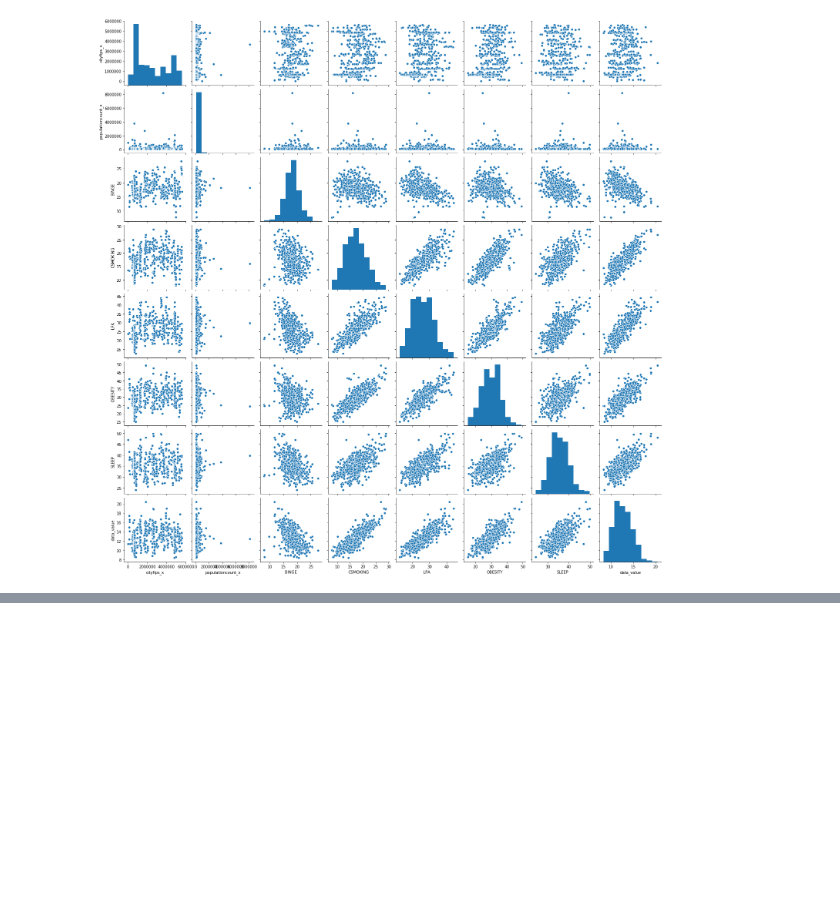
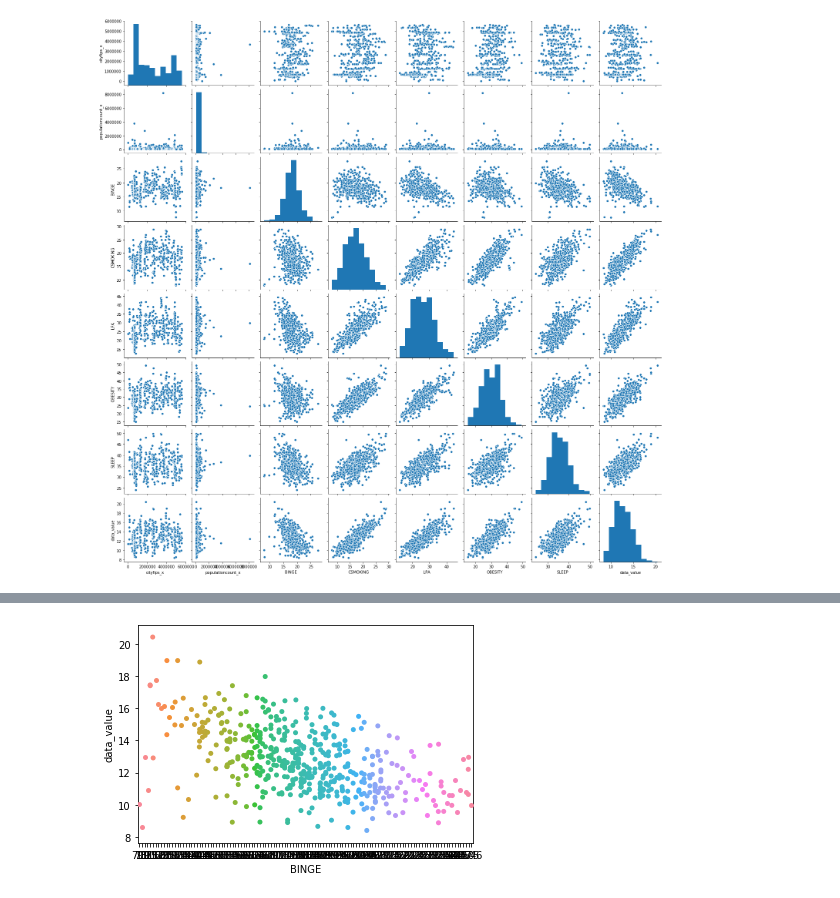
Before and after one commit to Sukanya012/predict-health-index, a Jupyter notebook: notebooks/sowmya/main_Sowmya.ipynb, the cells around one changed output, grey strips where cells are left out. Drawn from its saved outputs; the diff is of its cells as text; code cells hidden in the pictures; blank space fills up the shorter version.

```diff
--- a/notebooks/sowmya/main_Sowmya.ipynb
+++ b/notebooks/sowmya/main_Sowmya.ipynb
@@ -310,0 +356,4 @@ plt.show()
+# %%
+g = sns.stripplot(x="BINGE", y="data_value", data=chronicdata_results, jitter=True)
+# %% [output]
+[figure, added]
```
Also changed, not shown: parts of 12 cells of this notebook.
